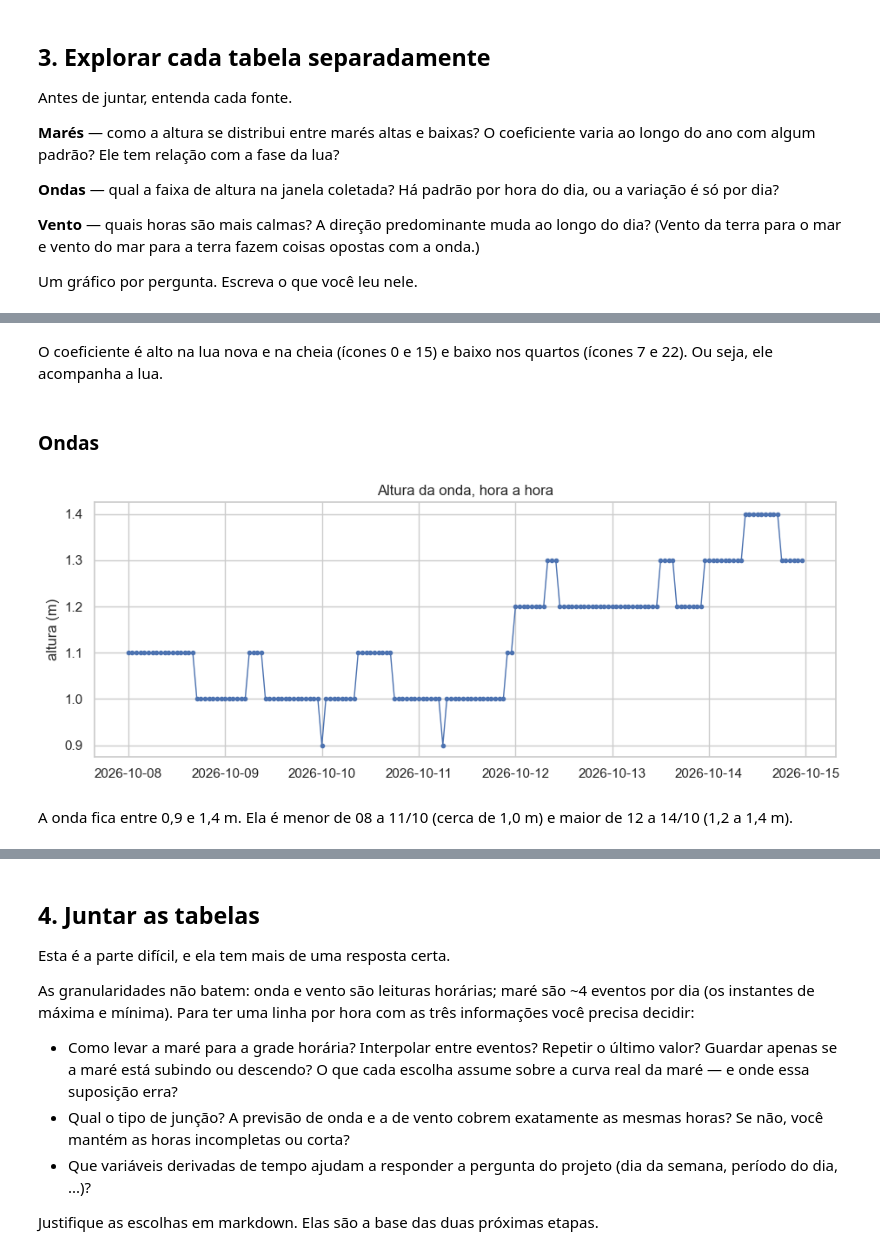
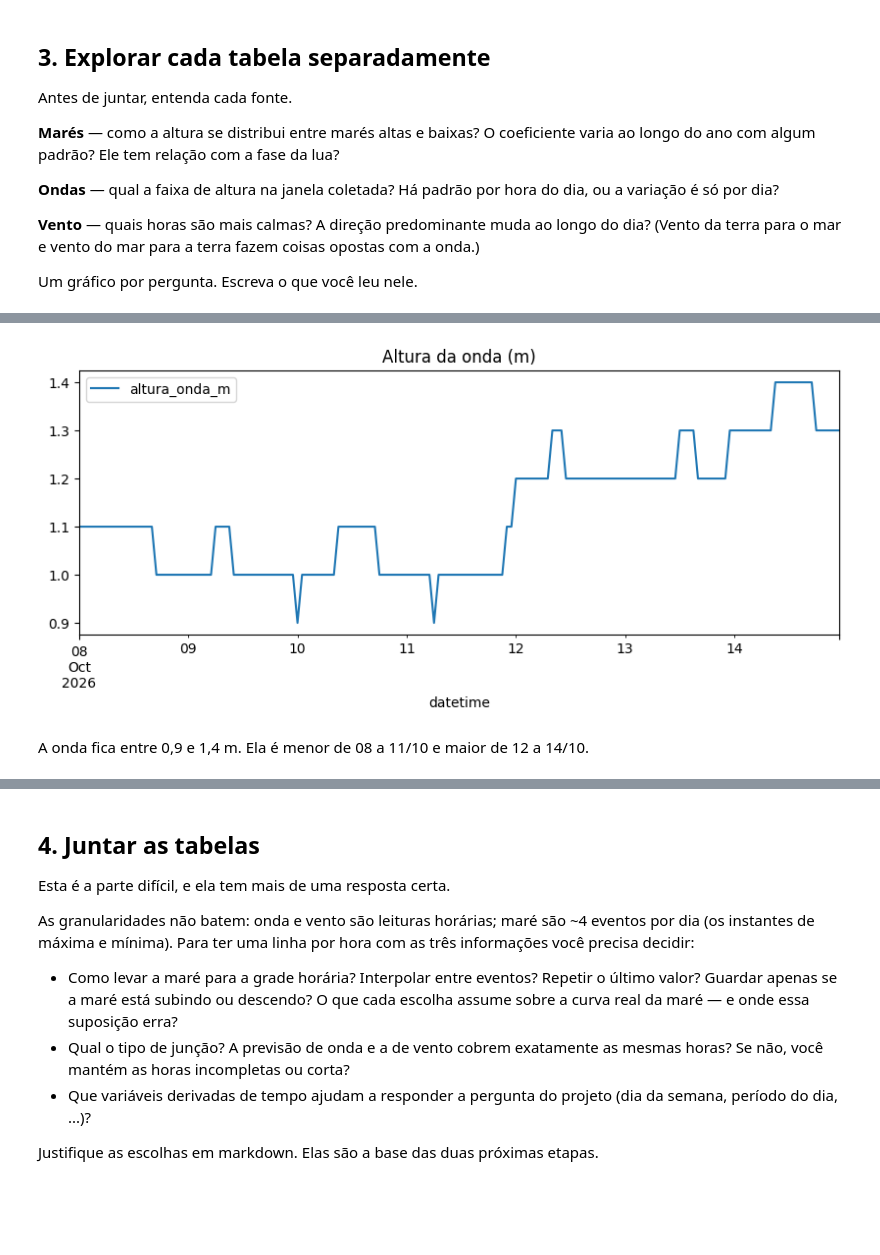
Before and after one commit to matheuscbrito/miniprojeto2, a Jupyter notebook: notebooks/eda.ipynb, the cells around one changed output, grey strips where cells are left out. Cells and saved outputs as stored; diff of their text form; code cells hidden in the pictures; blank space fills up the shorter version.

```diff
--- a/notebooks/eda.ipynb
+++ b/notebooks/eda.ipynb
@@ -31,13 +27,11 @@ Leia os quatro arquivos de `../data/raw/`.
 - Há colunas vazias, ou linhas duplicadas?
 # %%
 mares = pd.read_csv(DIR_RAW / "mares_2025.csv")
-mares_prev = pd.read_csv(DIR_RAW / "mares_previsao.csv")
+mares_previsao = pd.read_csv(DIR_RAW / "mares_previsao.csv")
 ondas = pd.read_csv(DIR_RAW / "ondas.csv")
 vento = pd.read_csv(DIR_RAW / "vento.csv")
 
-tabelas = {"mares_2025": mares, "mares_previsao": mares_prev, "ondas": ondas, "vento": vento}
-for nome, df in tabelas.items():
-    print(f"{nome}: {df.shape[0]} linhas x {df.shape[1]} colunas | "
-          f"nulos: {int(df.isna().sum().sum())} | duplicadas: {int(df.duplicated().sum())}")
-    print(df.dtypes.to_string(), "\n")
+for nome, tabela in [("mares_2025", mares), ("mares_previsao", mares_previsao), ("ondas", ondas), ("vento", vento)]:
+    print(nome, tabela.shape, "nulos:", tabela.isna().sum().sum(), "duplicadas:", tabela.duplicated().sum())
+ondas.dtypes
 # %% [output]
@@ -192,13 +103,7 @@ print("Ícone com maior coeficiente médio:", por_lua["mean"].idxmax(), "| menor
-# %% [markdown]
-O coeficiente é alto na lua nova e na cheia (ícones 0 e 15) e baixo nos quartos (ícones 7 e 22). Ou seja, ele acompanha a lua.
-# %% [markdown]
-### Ondas
-# %%
-fig, ax = plt.subplots(figsize=(11, 3.8))
-ax.plot(ondas["datetime"], ondas["altura_onda_m"], marker=".", lw=1)
-ax.set(title="Altura da onda, hora a hora", ylabel="altura (m)")
-plt.show()
-# %% [output]
-[figure, removed]
+# %%
+ondas.plot(x="datetime", y="altura_onda_m", figsize=(10, 3.5), title="Altura da onda (m)")
+plt.show()
+# %% [output]
+[figure, added]
 # %% [markdown]
-A onda fica entre 0,9 e 1,4 m. Ela é menor de 08 a 11/10 (cerca de 1,0 m) e maior de 12 a 14/10 (1,2 a 1,4 m).
+A onda fica entre 0,9 e 1,4 m. Ela é menor de 08 a 11/10 e maior de 12 a 14/10.
```
Also changed, not shown: parts of 40 cells of this notebook, 2 other files.
